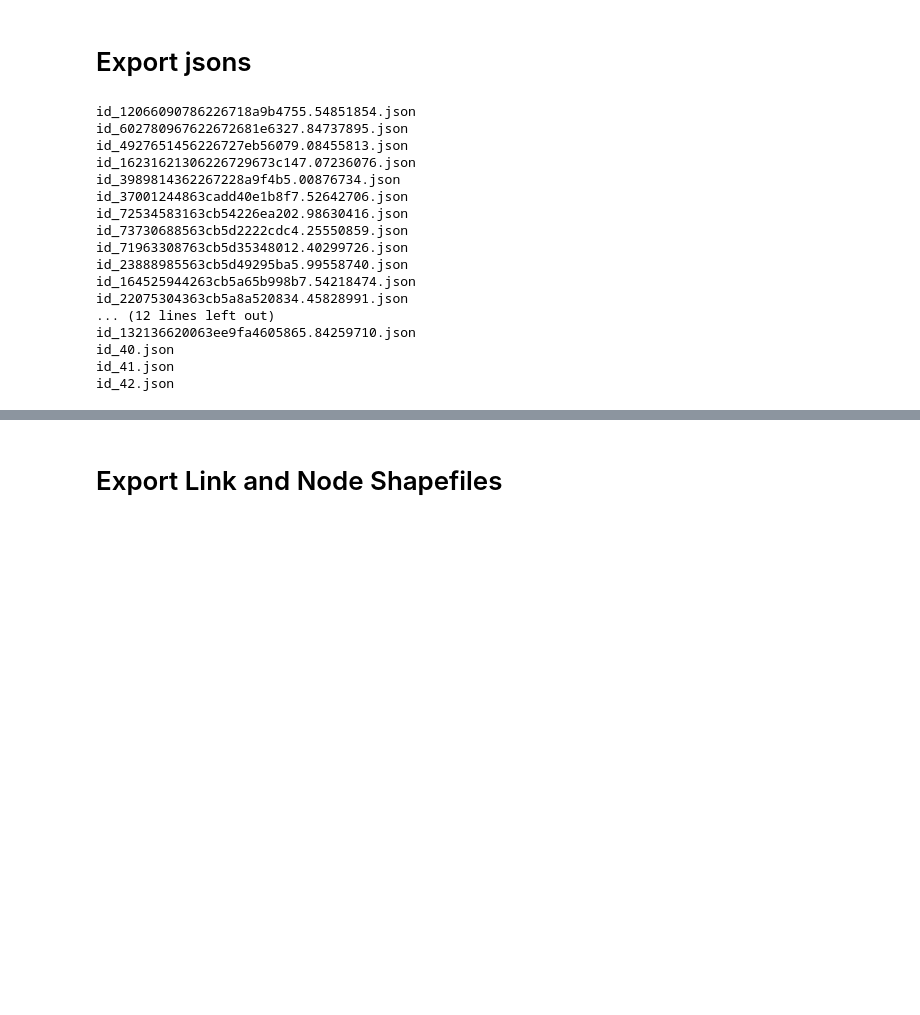
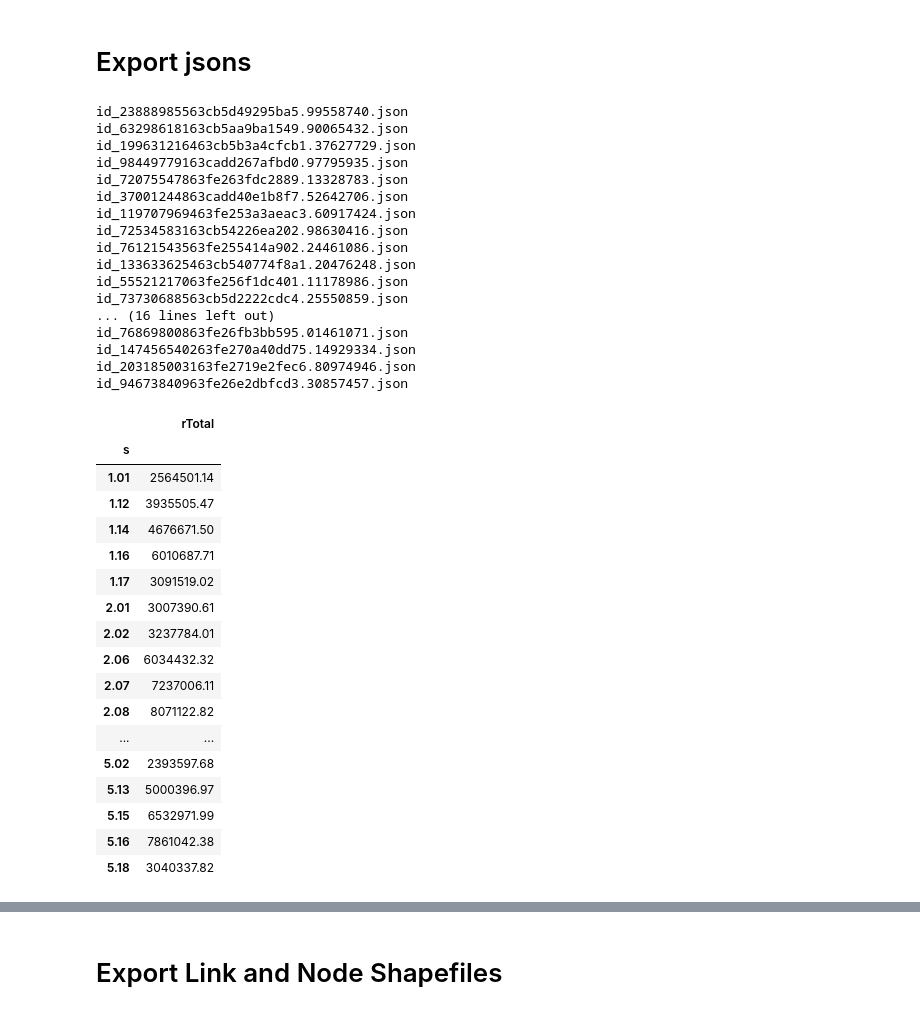
Before and after one commit to WFRCAnalytics/TDM-VAL-Scenario-Comparison-Toolbox, a Jupyter notebook: 2.1-TotalTDMTool/A-OldDataReformatAndPrepForApp.ipynb, the cells around one changed output, grey strips where cells are left out. Drawn from its saved outputs; the diff is of its cells as text; code cells hidden in the pictures; blank space fills up the shorter version.

```diff
--- a/2.1-TotalTDMTool/A-OldDataReformatAndPrepForApp.ipynb
+++ b/2.1-TotalTDMTool/A-OldDataReformatAndPrepForApp.ipynb
@@ -575,7 +596,7 @@ dfPABoardAlight
 # %% [markdown]
 # Export jsons
 # %%
-export = True
+export = False
 
 _outputdir_paLink = os.path.join(os.getcwd(),'_TTTDataTransitPALink')
 _outputdir_paNode = os.path.join(os.getcwd(),'_TTTDataTransitPANode')
@@ -619,20 +640,41 @@ for index, row in dfScenarios.iterrows():
         print('scenarioID ' + str(row['scenarioID']) + ' error')
         continue
 # %% [output]
-id_12066090786226718a9b4755.54851854.json
-id_602780967622672681e6327.84737895.json
-id_4927651456226727eb56079.08455813.json
-id_16231621306226729673c147.07236076.json
-id_3989814362267228a9f4b5.00876734.json
+id_23888985563cb5d49295ba5.99558740.json
+id_63298618163cb5aa9ba1549.90065432.json
+id_199631216463cb5b3a4cfcb1.37627729.json
+id_98449779163cadd267afbd0.97795935.json
+id_72075547863fe263fdc2889.13328783.json
 id_37001244863cadd40e1b8f7.52642706.json
+id_119707969463fe253a3aeac3.60917424.json
 id_72534583163cb54226ea202.98630416.json
+id_76121543563fe255414a902.24461086.json
+id_133633625463cb540774f8a1.20476248.json
+id_55521217063fe256f1dc401.11178986.json
 id_73730688563cb5d2222cdc4.25550859.json
-id_71963308763cb5d35348012.40299726.json
-id_23888985563cb5d49295ba5.99558740.json
-id_164525944263cb5a65b998b7.54218474.json
-id_22075304363cb5a8a520834.45828991.json
-... (12 lines left out)
-id_132136620063ee9fa4605865.84259710.json
-id_40.json
-id_41.json
-id_42.json
+... (16 lines left out)
+id_76869800863fe26fb3bb595.01461071.json
+id_147456540263fe270a40dd75.14929334.json
+id_203185003163fe2719e2fec6.80974946.json
+id_94673840963fe26e2dbfcd3.30857457.json
+# %%
+dfPARiders.groupby(['s']).agg(rTotal=('r','sum'))
+# %% [output]
+|  | rTotal |
+| s |  |
+| 1.01 | 2564501.14 |
+| 1.12 | 3935505.47 |
+| 1.14 | 4676671.50 |
+| 1.16 | 6010687.71 |
+| 1.17 | 3091519.02 |
+| 2.01 | 3007390.61 |
+| 2.02 | 3237784.01 |
+| 2.06 | 6034432.32 |
+| 2.07 | 7237006.11 |
+| 2.08 | 8071122.82 |
+| ... | ... |
+| 5.02 | 2393597.68 |
+| 5.13 | 5000396.97 |
+| 5.15 | 6532971.99 |
+| 5.16 | 7861042.38 |
+| 5.18 | 3040337.82 |
```
Also changed, not shown: parts of 14 cells of this notebook, 30 other files.
